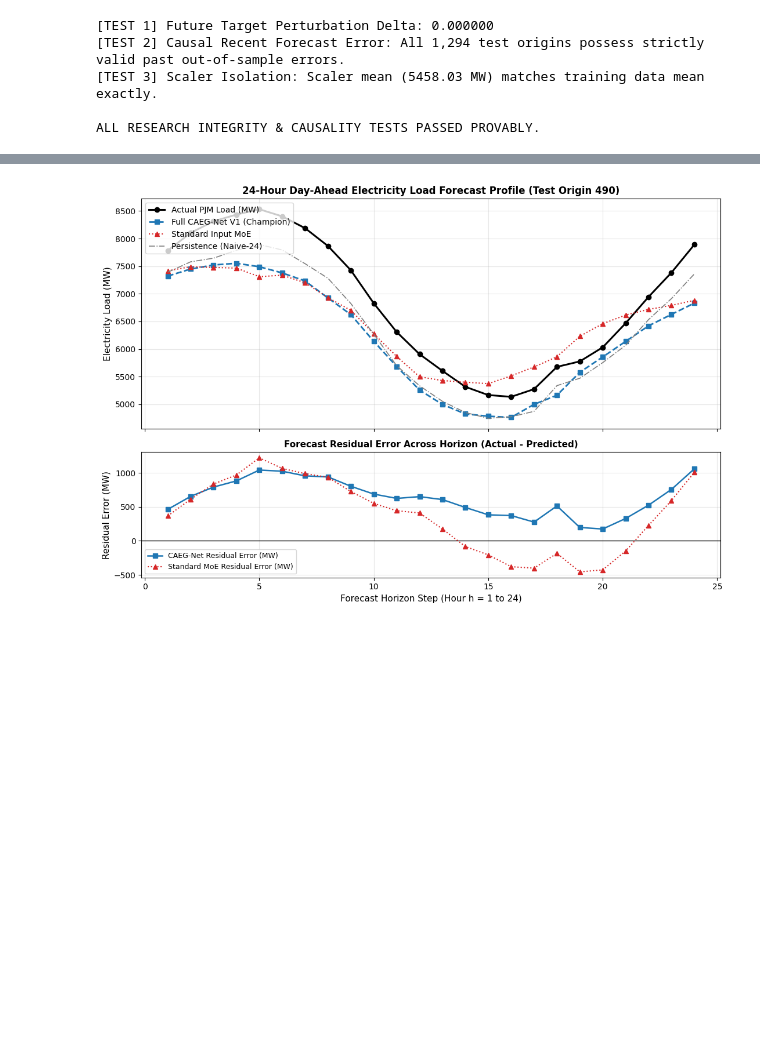
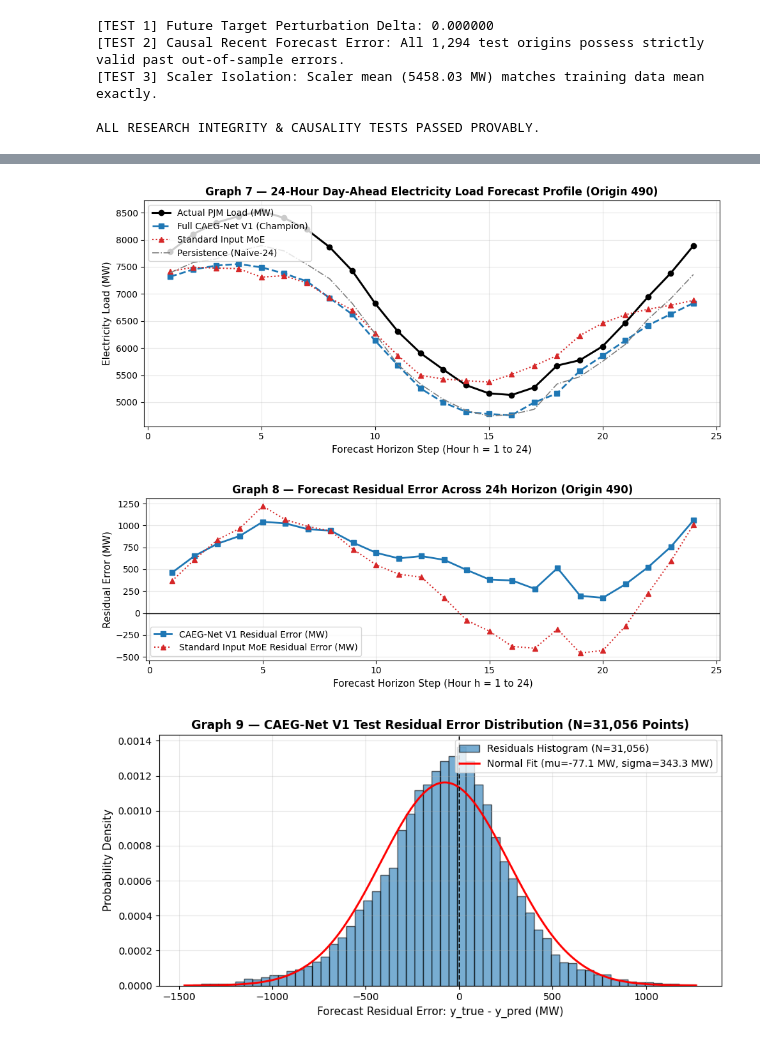
Before and after one commit to vinay-0208/CAEGNET, a Jupyter notebook: notebooks/CAEG_Net_Faculty_Review.ipynb, the cells around one changed output, grey strips where cells are left out. Saved outputs shown, nothing was run; the diff lists cells and outputs as text; code cells hidden in the pictures; blank space fills up the shorter version.

```diff
--- a/notebooks/CAEG_Net_Faculty_Review.ipynb
+++ b/notebooks/CAEG_Net_Faculty_Review.ipynb
@@ -387,39 +504,65 @@ display(df_main_display)
 # %%
-# Visualizations 3 & 8: Actual vs Predicted 24-Hour Forecast Profile and Forecast Residuals
+# Load predictions from verified Phase 5 cache
 cache_v1 = np.load(os.path.join(repo_dir, "results", "baseline_v1", "phase5_multiseed_cache.npz"), allow_pickle=True)
 y_true_raw = cache_v1["y_true_raw"]
 y_pred_caeg_v1 = cache_v1["caeg_seed_42"]
 y_pred_moe = cache_v1["moe_seed_42"]
 y_naive = cache_v1["naive_pred"]
 
 origin_idx = 490 # Representative day-ahead dispatch origin
 h_steps = np.arange(1, 25)
 
-fig, (ax1, ax2) = plt.subplots(2, 1, figsize=(11, 7.5), sharex=True, gridspec_kw={"height_ratios": [2.2, 1.2]})
+# Graph 7: Actual vs Predicted 24-Hour Forecast Profile
+plt.figure(figsize=(10, 4.5))
+plt.plot(h_steps, y_true_raw[origin_idx], "k-o", lw=2.2, label="Actual PJM Load (MW)")
+plt.plot(h_steps, y_pred_caeg_v1[origin_idx], color="#1f77b4", lw=2, linestyle="--", marker="s", label="Full CAEG-Net V1 (Champion)")
+plt.plot(h_steps, y_pred_moe[origin_idx], color="#d62728", lw=1.5, linestyle=":", marker="^", label="Standard Input MoE")
+plt.plot(h_steps, y_naive[origin_idx], color="#7f7f7f", lw=1.2, linestyle="-.", label="Persistence (Naive-24)")
+plt.title(f"Graph 7 — 24-Hour Day-Ahead Electricity Load Forecast Profile (Origin {origin_idx})", fontsize=12, fontweight="bold")
+plt.xlabel("Forecast Horizon Step (Hour h = 1 to 24)", fontsize=11)
+plt.ylabel("Electricity Load (MW)", fontsize=11)
+plt.grid(True, alpha=0.3)
+plt.legend(loc="upper left", fontsize=10)
+plt.tight_layout()
+plt.show()
 
-# Top Plot: Forecast Curves
-ax1.plot(h_steps, y_true_raw[origin_idx], "k-o", lw=2.2, label="Actual PJM Load (MW)")
-ax1.plot(h_steps, y_pred_caeg_v1[origin_idx], color="#1f77b4", lw=2, linestyle="--", marker="s", label="Full CAEG-Net V1 (Champion)")
-ax1.plot(h_steps, y_pred_moe[origin_idx], color="#d62728", lw=1.5, linestyle=":", marker="^", label="Standard Input MoE")
-ax1.plot(h_steps, y_naive[origin_idx], color="#7f7f7f", lw=1.2, linestyle="-.", label="Persistence (Naive-24)")
-ax1.set_title(f"24-Hour Day-Ahead Electricity Load Forecast Profile (Test Origin {origin_idx})", fontsize=12, fontweight="bold")
-ax1.set_ylabel("Electricity Load (MW)", fontsize=11)
-ax1.grid(True, alpha=0.3)
-ax1.legend(loc="upper left", fontsize=10)
-
-# Bottom Plot: Residual Errors (y_true - y_pred)
+# Graph 8: Residual Error Curve Across 24-Hour Horizon
 res_caeg = y_true_raw[origin_idx] - y_pred_caeg_v1[origin_idx]
 res_moe = y_true_raw[origin_idx] - y_pred_moe[origin_idx]
-ax2.axhline(0, color="black", linestyle="-", lw=1)
-ax2.plot(h_steps, res_caeg, color="#1f77b4", lw=1.8, marker="s", label="CAEG-Net Residual Error (MW)")
-ax2.plot(h_steps, res_moe, color="#d62728", lw=1.5, linestyle=":", marker="^", label="Standard MoE Residual Error (MW)")
-ax2.set_title("Forecast Residual Error Across Horizon (Actual - Predicted)", fontsize=11, fontweight="bold")
-ax2.set_xlabel("Forecast Horizon Step (Hour h = 1 to 24)", fontsize=11)
-ax2.set_ylabel("Residual Error (MW)", fontsize=11)
-ax2.grid(True, alpha=0.3)
-ax2.legend(loc="lower left", fontsize=9)
 
+plt.figure(figsize=(10, 3.5))
+plt.axhline(0, color="black", linestyle="-", lw=1)
+plt.plot(h_steps, res_caeg, color="#1f77b4", lw=2, marker="s", label="CAEG-Net V1 Residual Error (MW)")
+plt.plot(h_steps, res_moe, color="#d62728", lw=1.5, linestyle=":", marker="^", label="Standard Input MoE Residual Error (MW)")
+plt.title(f"Graph 8 — Forecast Residual Error Across 24h Horizon (Origin {origin_idx})", fontsize=12, fontweight="bold")
+plt.xlabel("Forecast Horizon Step (Hour h = 1 to 24)", fontsize=11)
+plt.ylabel("Residual Error (MW)", fontsize=11)
+plt.grid(True, alpha=0.3)
+plt.legend(loc="lower left", fontsize=10)
 plt.tight_layout()
 plt.show()
+
+# Graph 9: Overall Test Residual Distribution Histogram / KDE
+all_res_caeg = (y_true_raw - y_pred_caeg_v1).flatten()
+
+plt.figure(figsize=(9, 4.5))
+count, bins, _ = plt.hist(all_res_caeg, bins=60, density=True, color="#1f77b4", alpha=0.6, edgecolor="black", label="Residuals Histogram (N=31,056)")
+
+# Overlay Gaussian fit
+mu_res, std_res = np.mean(all_res_caeg), np.std(all_res_caeg)
+x_gauss = np.linspace(bins[0], bins[-1], 200)
+y_gauss = (1.0 / (std_res * np.sqrt(2 * np.pi))) * np.exp(-0.5 * ((x_gauss - mu_res) / std_res) ** 2)
+plt.plot(x_gauss, y_gauss, "r-", lw=2, label=f"Normal Fit (mu={mu_res:.1f} MW, sigma={std_res:.1f} MW)")
+
+plt.axvline(0, color="black", linestyle="--", lw=1.2)
+plt.title("Graph 9 — CAEG-Net V1 Test Residual Error Distribution (N=31,056 Points)", fontsize=12, fontweight="bold")
+plt.xlabel("Forecast Residual Error: y_true - y_pred (MW)", fontsize=11)
+plt.ylabel("Probability Density", fontsize=11)
+plt.grid(True, alpha=0.3)
+plt.legend(loc="upper right", fontsize=10)
+plt.tight_layout()
+plt.show()
 # %% [output]
-[figure, old version]
+[figure, new version]
+[figure, added]
+[figure, added]
```
Also changed, not shown: parts of 23 cells of this notebook, 9 other files.
